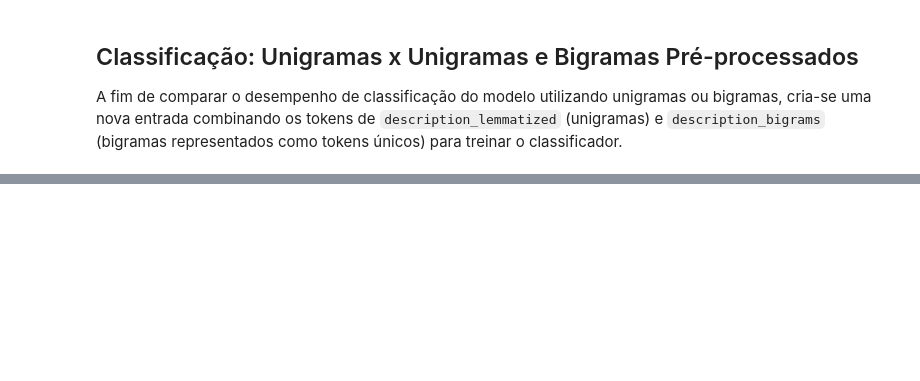
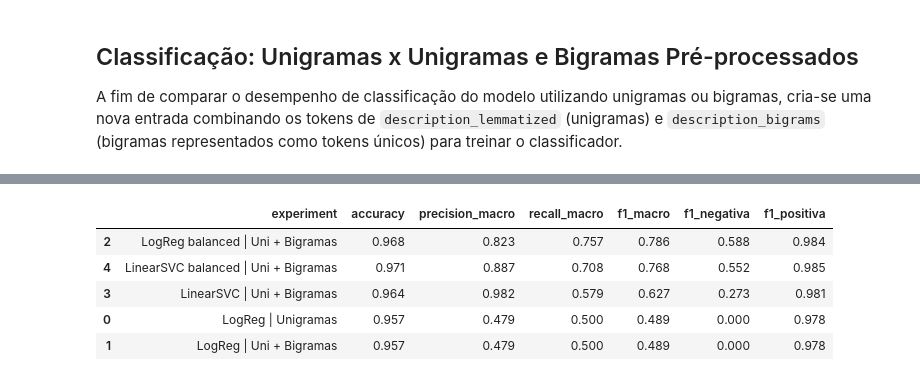
Before and after one commit to incrisvel/adaptaste, a Jupyter notebook: classification.ipynb, the cells around one changed output, grey strips where cells are left out. Drawn from its saved outputs; the diff is of its cells as text; code cells hidden in the pictures; blank space fills up the shorter version.

Commit message:
:sparkles: feat(classification): add experiments with different classifiers and params

```diff
--- a/classification.ipynb
+++ b/classification.ipynb
@@ -173,0 +220,19 @@ weighted avg       0.97      0.97      0.97       443
+# %%
+import pandas as pd
+
+# Converte resultados em dataframe
+results_df = pd.DataFrame(results)
+
+display(
+    results_df.sort_values(
+        "f1_macro",
+        ascending=False
+    ).round(3)
+)
+# %% [output]
+|  | experiment | accuracy | precision_macro | recall_macro | f1_macro | f1_negativa | f1_positiva |
+| 2 | LogReg balanced | Uni + Bigramas | 0.968 | 0.823 | 0.757 | 0.786 | 0.588 | 0.984 |
+| 4 | LinearSVC balanced | Uni + Bigramas | 0.971 | 0.887 | 0.708 | 0.768 | 0.552 | 0.985 |
+| 3 | LinearSVC | Uni + Bigramas | 0.964 | 0.982 | 0.579 | 0.627 | 0.273 | 0.981 |
+| 0 | LogReg | Unigramas | 0.957 | 0.479 | 0.500 | 0.489 | 0.000 | 0.978 |
+| 1 | LogReg | Uni + Bigramas | 0.957 | 0.479 | 0.500 | 0.489 | 0.000 | 0.978 |
```
Also changed, not shown: parts of 10 cells of this notebook.
